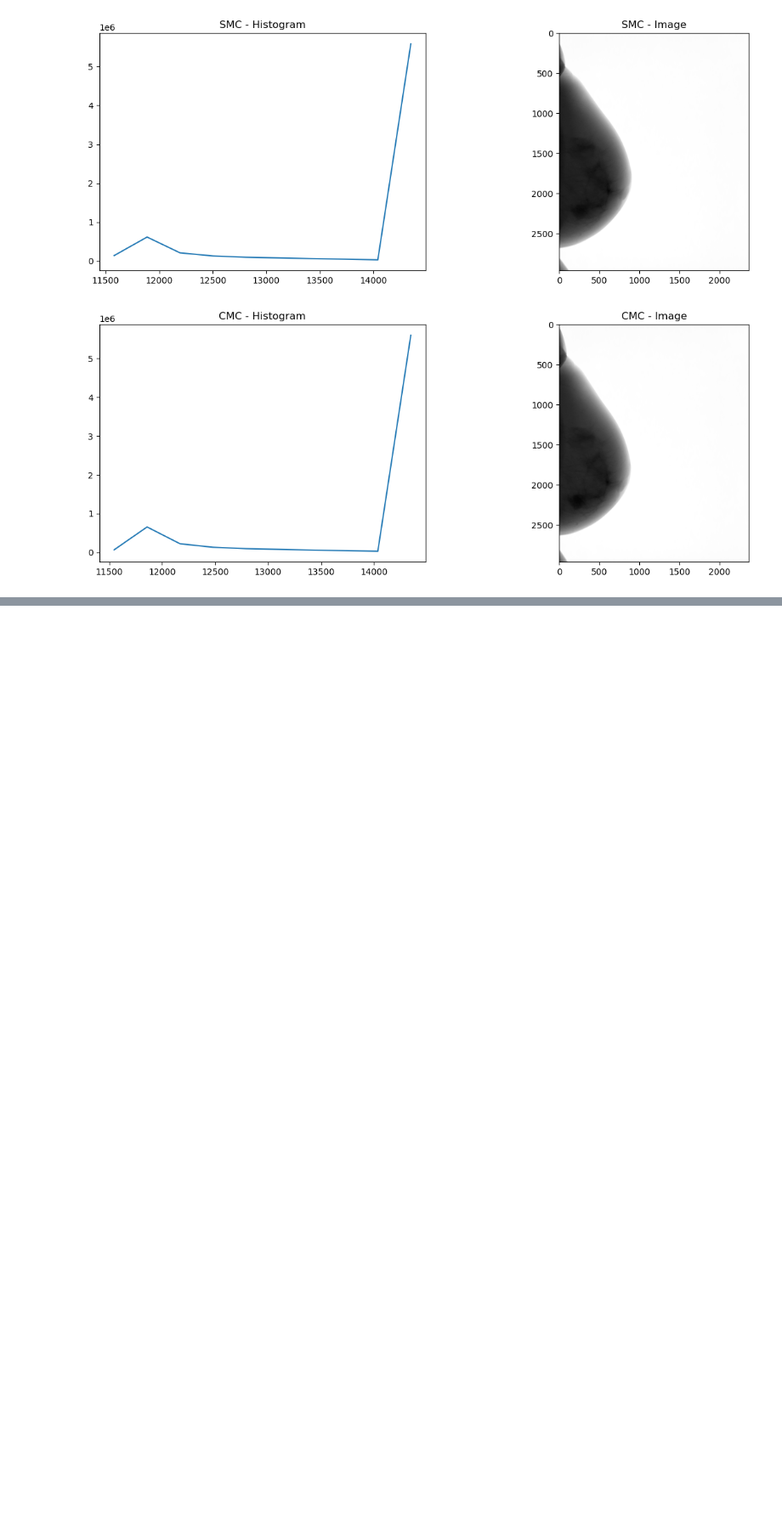
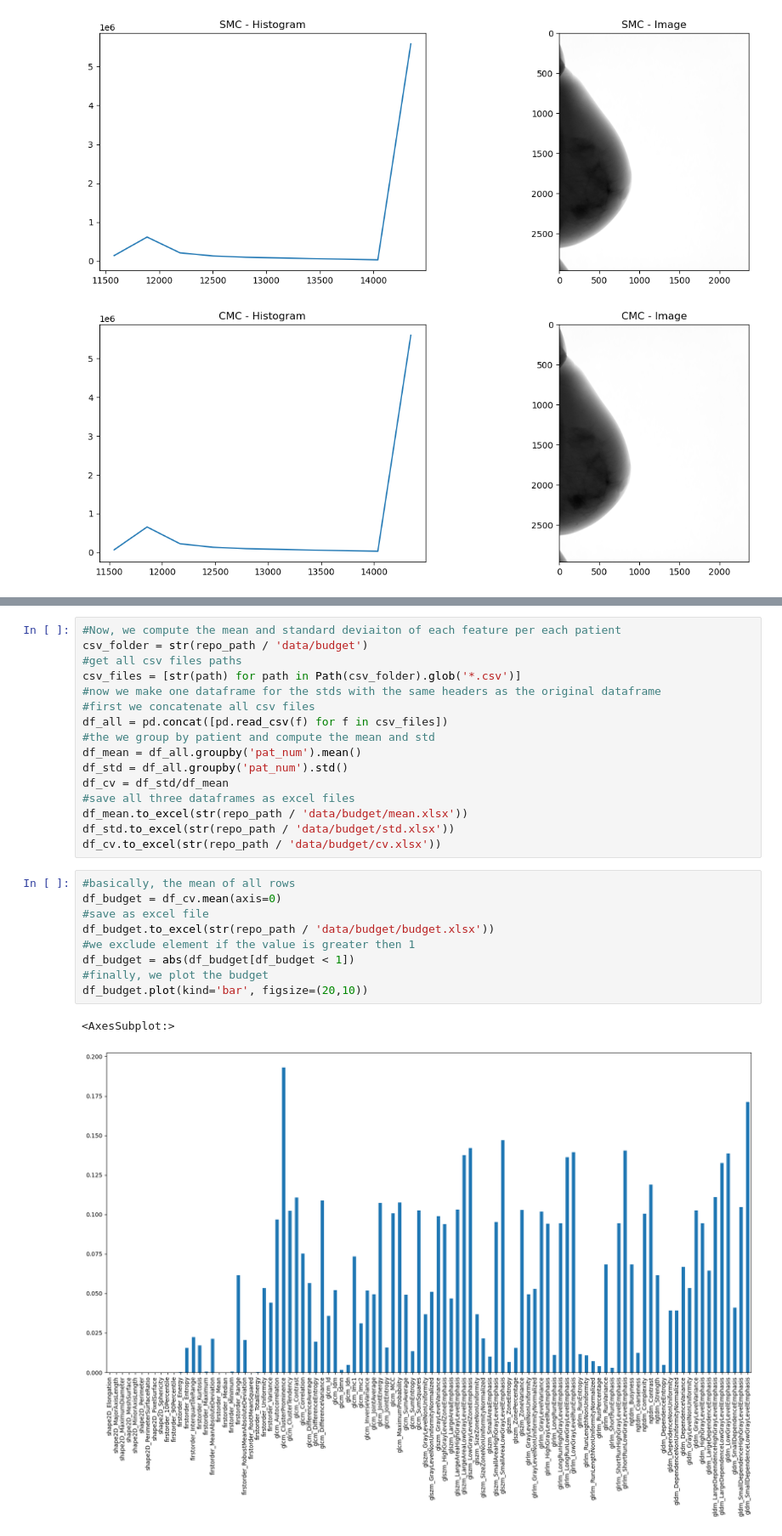
Before and after one commit to Likalto4/Added_value_feature_uncertainty, a Jupyter notebook: notebooks/budget/new_budget.ipynb, the cells around one changed output, grey strips where cells are left out. Shown: that part at 85% size. Saved outputs shown, nothing was run; the diff lists cells and outputs as text; blank space fills up the shorter version.

Commit message:
Created new budget idea, finally

```diff
--- a/notebooks/budget/new_budget.ipynb
+++ b/notebooks/budget/new_budget.ipynb
@@ -115,0 +340,28 @@ Min: 0, Max: 3649
+# %%
+#Now, we compute the mean and standard deviaiton of each feature per each patient
+csv_folder = str(repo_path / 'data/budget')
+#get all csv files paths
+csv_files = [str(path) for path in Path(csv_folder).glob('*.csv')]
+#now we make one dataframe for the stds with the same headers as the original dataframe
+#first we concatenate all csv files
+df_all = pd.concat([pd.read_csv(f) for f in csv_files])
+#the we group by patient and compute the mean and std
+df_mean = df_all.groupby('pat_num').mean()
+df_std = df_all.groupby('pat_num').std()
+df_cv = df_std/df_mean
+#save all three dataframes as excel files
+df_mean.to_excel(str(repo_path / 'data/budget/mean.xlsx'))
+df_std.to_excel(str(repo_path / 'data/budget/std.xlsx'))
+df_cv.to_excel(str(repo_path / 'data/budget/cv.xlsx'))
+# %%
+#basically, the mean of all rows
+df_budget = df_cv.mean(axis=0)
+#save as excel file
+df_budget.to_excel(str(repo_path / 'data/budget/budget.xlsx'))
+#we exclude element if the value is greater then 1
+df_budget = abs(df_budget[df_budget < 1])
+#finally, we plot the budget
+df_budget.plot(kind='bar', figsize=(20,10))
+# %% [output]
+<AxesSubplot:>
+[figure, added]
```
Also changed, not shown: parts of 22 cells of this notebook, 3 other files.
